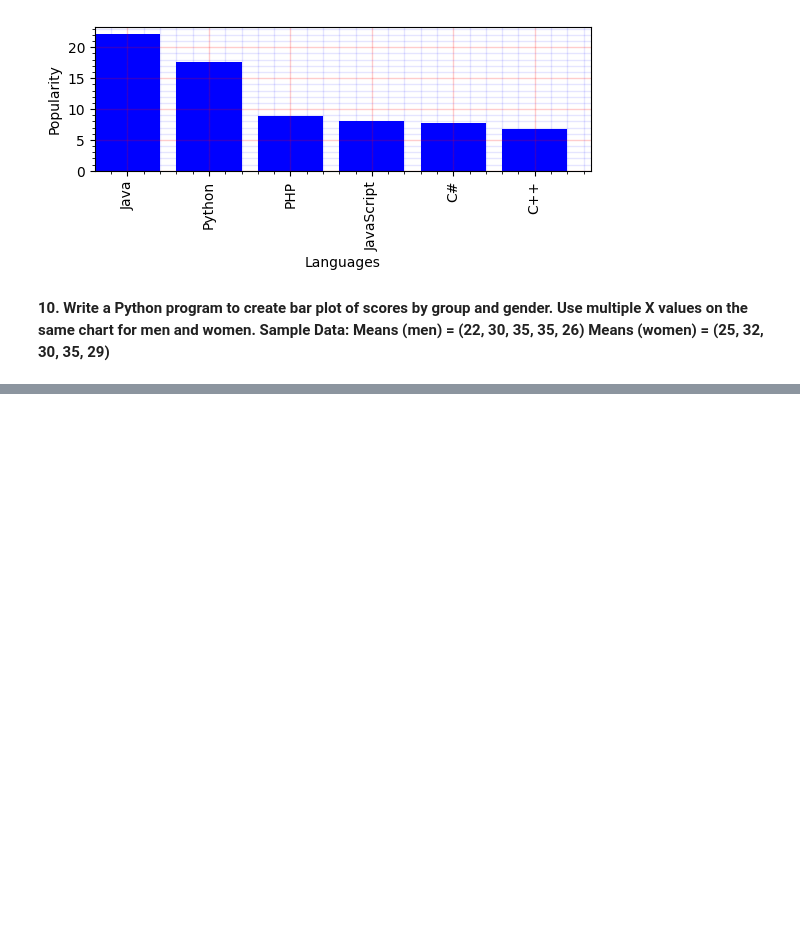
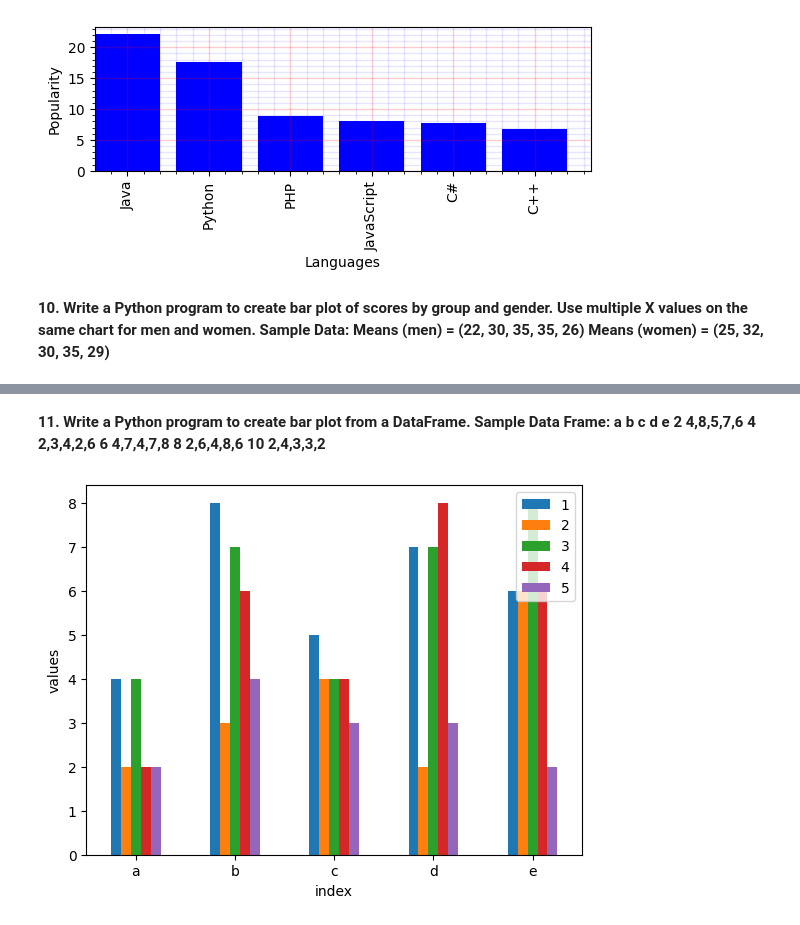
Before and after one commit to MayureshOP-max/DataAnalytics, a Jupyter notebook: Assignment_5.ipynb, the cells around one changed output, grey strips where cells are left out. Drawn from its saved outputs; the diff is of its cells as text; code cells hidden in the pictures; blank space fills up the shorter version.

```diff
--- a/Assignment_5.ipynb
+++ b/Assignment_5.ipynb
@@ -212,0 +224,27 @@ plt.bar()
+# %% [markdown]
+**11. Write a Python program to create bar plot from a DataFrame.
+Sample Data Frame:
+a b c d e
+2 4,8,5,7,6
+4 2,3,4,2,6
+6 4,7,4,7,8
+8 2,6,4,8,6
+10 2,4,3,3,2**
+# %%
+data = {'index': ['a','b','c','d','e'],
+        '1':[4,8,5,7,6],
+        '2': [2,3,4,2,6],
+        '3': [4,7,4,7,8],
+        '4': [2,6,4,8,6],
+        '5': [2,4,3,3,2]}
+df = pd.DataFrame(data)
+df.set_index('index', inplace=True)
+
+ax = df.plot(kind='bar', rot=0)
+
+plt.legend(loc = 'upper right')
+plt.xlabel('index')
+plt.ylabel('values')
+plt.show()
+# %% [output]
+[figure, added]
```
Also changed, not shown: parts of 14 cells of this notebook.
